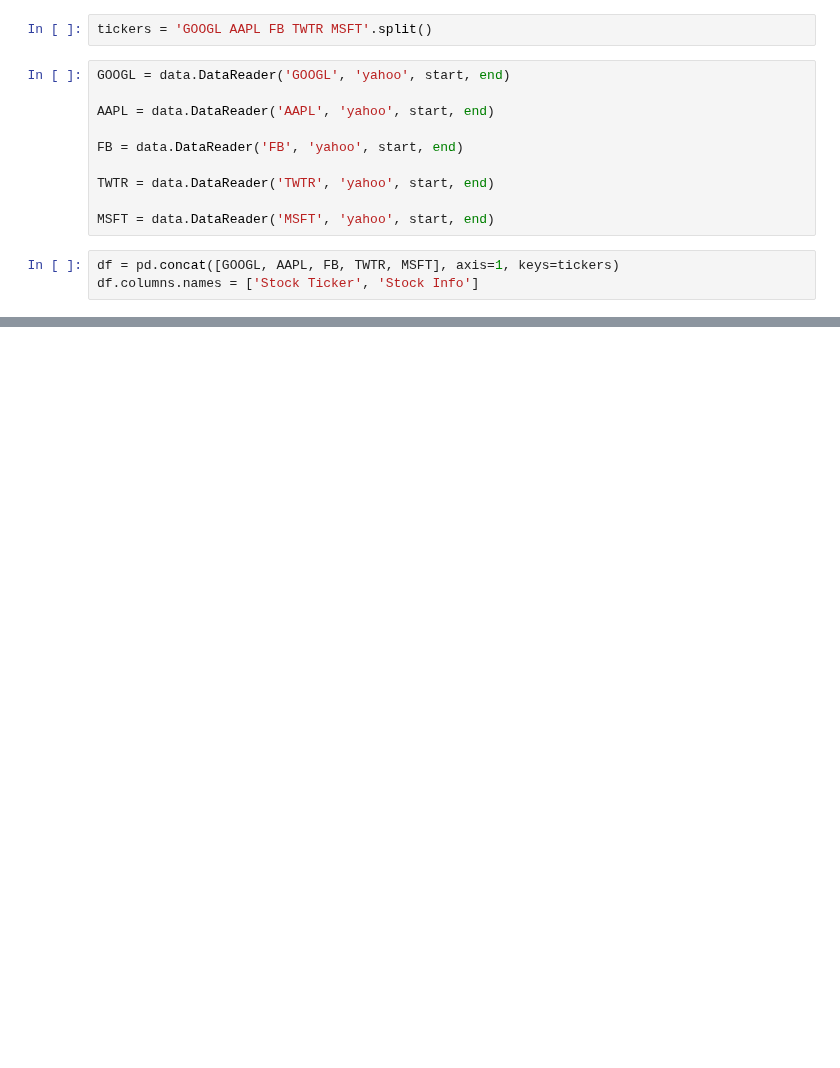
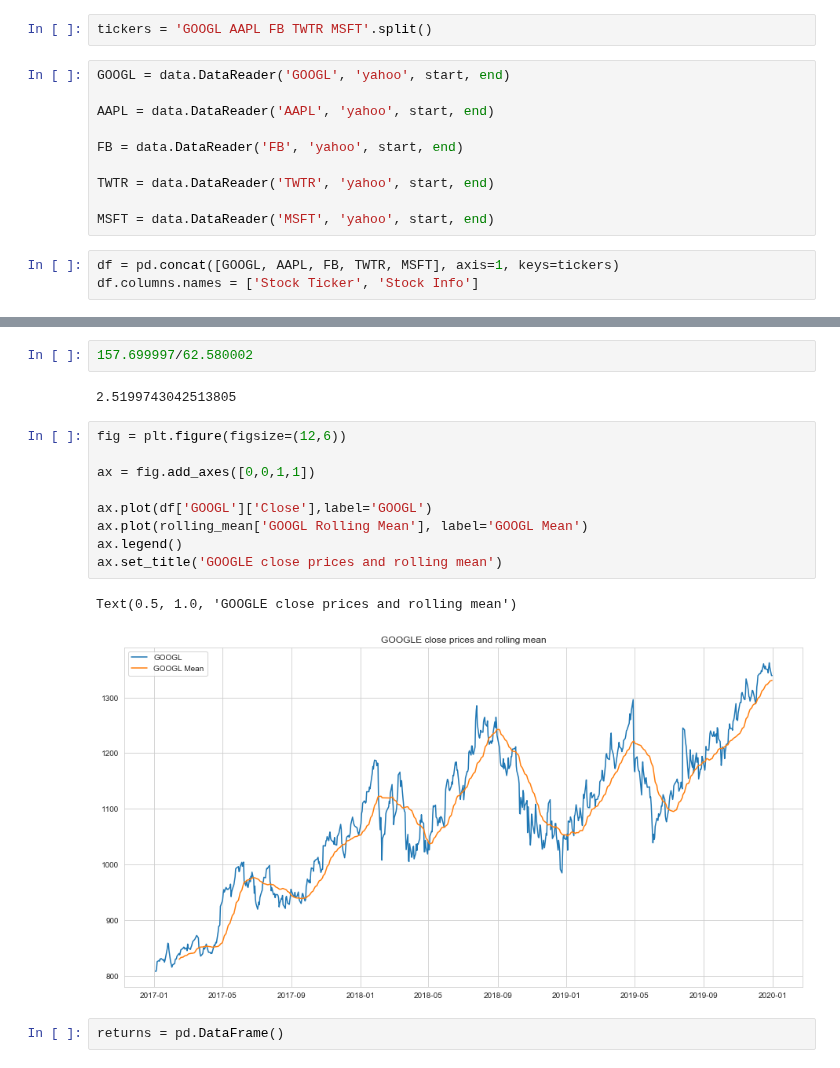
Before and after one commit to harryzyz/FiveTechStocksAnalysis, a Jupyter notebook: FiveTechStockAnalysis.ipynb, the cells around one changed output, grey strips where cells are left out. Drawn from its saved outputs; the diff is of its cells as text; blank space fills up the shorter version.

```diff
--- a/FiveTechStockAnalysis.ipynb
+++ b/FiveTechStockAnalysis.ipynb
@@ -36,0 +86,18 @@ df.head()
+# %%
+157.699997/62.580002
+# %% [output]
+2.5199743042513805
+# %%
+fig = plt.figure(figsize=(12,6))
+
+ax = fig.add_axes([0,0,1,1])
+
+ax.plot(df['GOOGL']['Close'],label='GOOGL')
+ax.plot(rolling_mean['GOOGL Rolling Mean'], label='GOOGL Mean')
+ax.legend()
+ax.set_title('GOOGLE close prices and rolling mean')
+# %% [output]
+Text(0.5, 1.0, 'GOOGLE close prices and rolling mean')
+[figure, added]
+# %%
+returns = pd.DataFrame()
```
Also changed, not shown: parts of 20 cells of this notebook, 1 other file.
